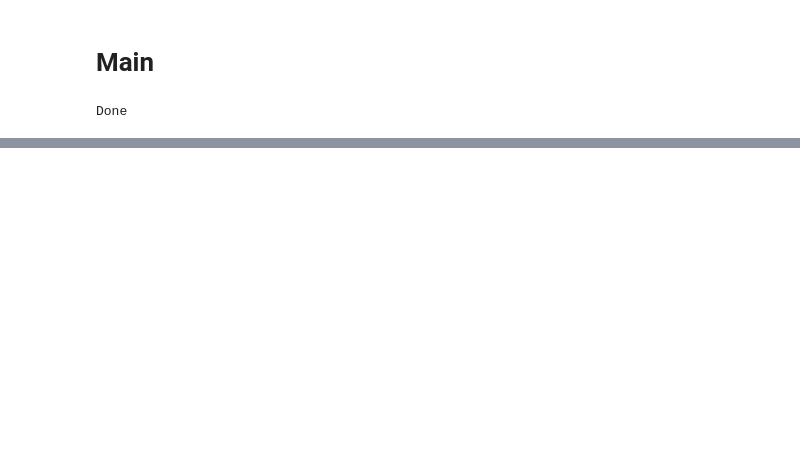
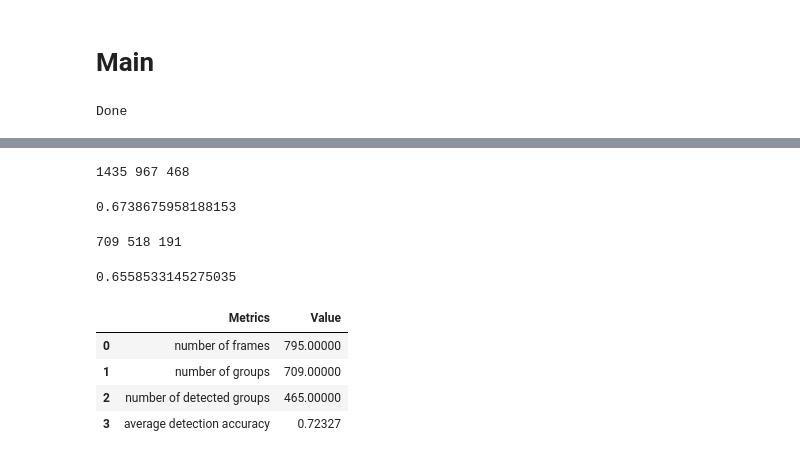
Before and after one commit to denzilsaldanha/comp9517, a Jupyter notebook: frcnn_yingh.ipynb, the cells around one changed output, grey strips where cells are left out. Cells and saved outputs as stored; diff of their text form; code cells hidden in the pictures; blank space fills up the shorter version.

```diff
--- a/frcnn_yingh.ipynb
+++ b/frcnn_yingh.ipynb
@@ -573,0 +597,10 @@ out.release()
+# %%
+labels['diff_people'] = labels['People in Frame'] - labels['detected_people']
+labels['diff_people_in_group'] = labels['People in Group'] - labels['detected_people_in_group']
+labels['diff_group'] = labels['Number of Group'] - labels['detected_group']
+# %%
+labels['miss_detected'] = labels['diff_people'] * (labels['diff_people'] > 0)
+labels['false_detected'] = (-labels['diff_people']) * (labels['diff_people'] < 0)
+labels['detected_accuracy'] = labels['detected_people'] / labels['People in Frame']
+labels['miss_rate'] = labels['miss_detected'] / labels['People in Frame']
+labels['false_rate'] = labels['false_detected'] / labels['People in Frame']
@@ -573,0 +613,4 @@ out.release()
+# %%
+labels['dpeople_in_group_accuracy'] = labels['detected_people_in_group']/labels['People in Group']
+labels.loc[(labels['People in Group'] == 0)  & (labels['detected_people_in_group'] == 0), 'dpeople_in_group_accuracy'] = 1
+labels.loc[(labels['People in Group'] == 0)  & (labels['detected_people_in_group'] > 0), 'dpeople_in_group_accuracy'] = 0
@@ -573,0 +621,4 @@ out.release()
+# %%
+labels['detected_group_accuracy'] = labels['detected_group']/labels['Number of Group']
+labels.loc[(labels['Number of Group'] == 0)  & (labels['detected_group'] == 0), 'detected_group_accuracy'] = 1
+labels.loc[(labels['Number of Group'] == 0)  & (labels['detected_group'] > 0), 'detected_group_accuracy'] = 0
@@ -573,0 +643,16 @@ out.release()
+# %%
+print(sum(labels['People in Group']),sum(labels['detected_people_in_group']),sum(labels['diff_people_in_group']))
+# %% [output]
+1435 967 468
+# %%
+sum(labels['detected_people_in_group'])/sum(labels['People in Group'])
+# %% [output]
+0.6738675958188153
+# %%
+print(sum(labels['Number of Group']),sum(labels['detected_group']),sum(labels['diff_group']))
+# %% [output]
+709 518 191
+# %%
+sum(labels['detected_group'])/sum(labels['Number of Group'])
+# %% [output]
+0.6558533145275035
@@ -573,0 +672,19 @@ out.release()
+# %%
+# intialise data of lists.
+data = {'Metrics':['number of frames', 'number of groups', 'number of detected groups', 'average detection accuracy'],
+        'Value':[len(labels['Frame']), sum(labels['Number of Group']),
+                sum(labels['detected_group']), labels['detected_group_accuracy'].mean()
+                ]}
+
+# Create DataFrame
+df = pd.DataFrame(data)
+
+# Print the output.
+# df
+df.to_csv('drive/My Drive/comp9517/group_detection.csv')
+# %% [output]
+|  | Metrics | Value |
+| 0 | number of frames | 795.00000 |
+| 1 | number of groups | 709.00000 |
+| 2 | number of detected groups | 465.00000 |
+| 3 | average detection accuracy | 0.72327 |
```
Also changed, not shown: parts of 29 cells of this notebook, 3 other files.
